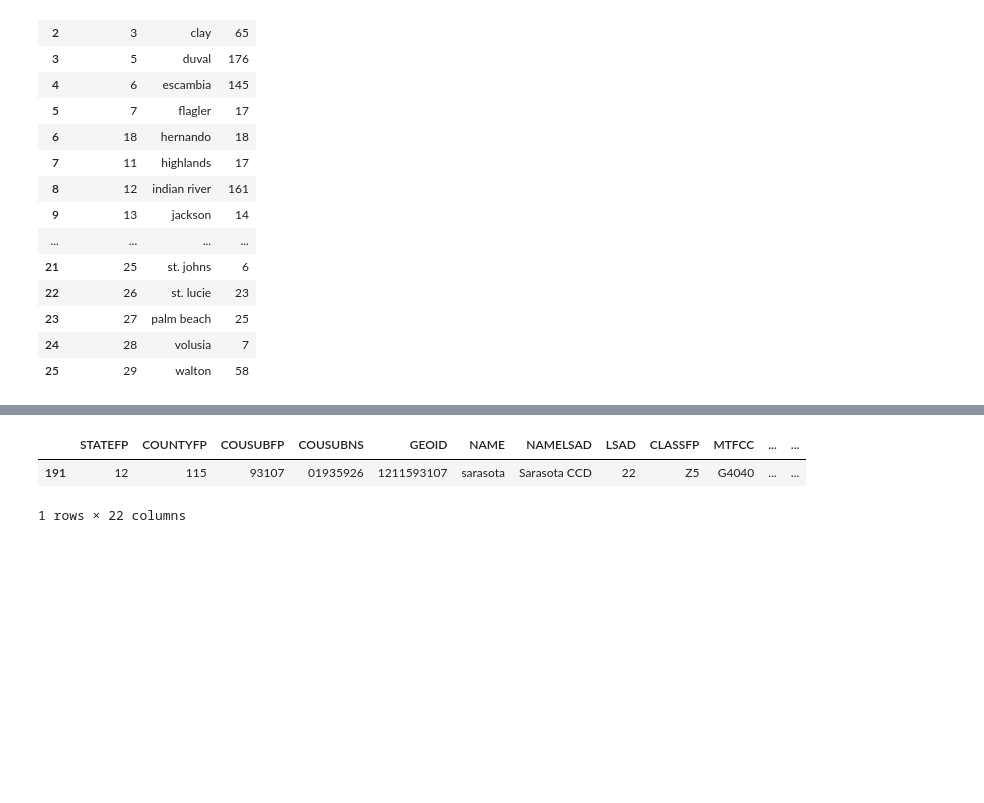
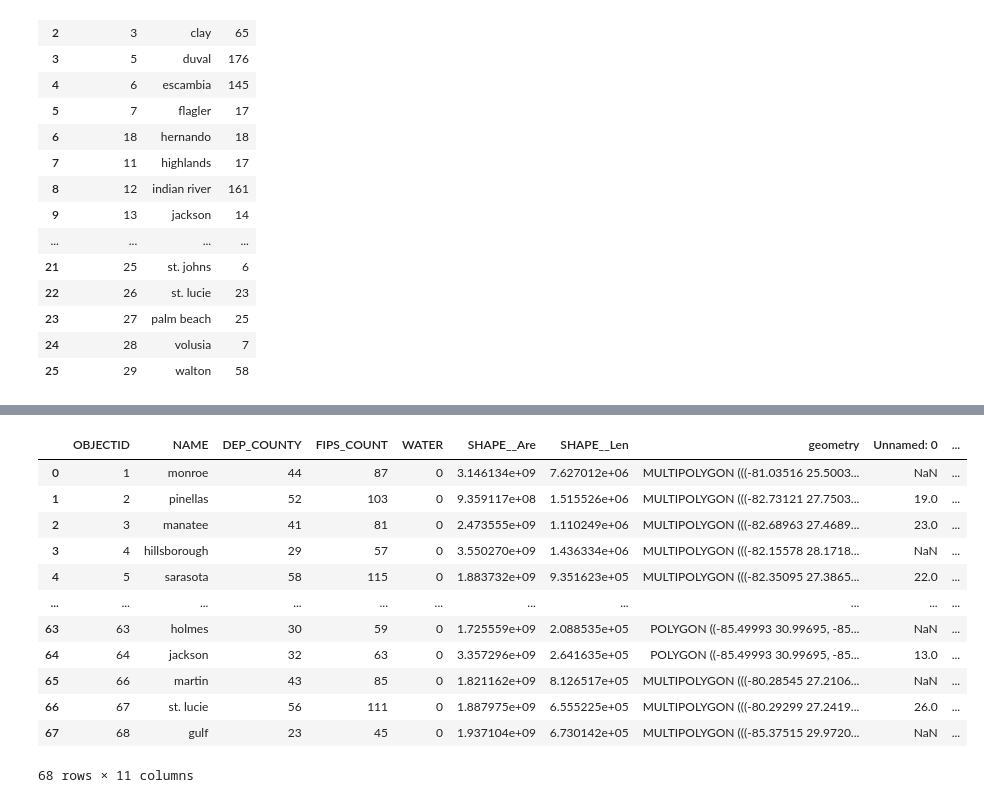
Before and after one commit to sanions/bookbans, a Jupyter notebook: florida_map.ipynb, the cells around one changed output, grey strips where cells are left out. Saved outputs shown, nothing was run; the diff lists cells and outputs as text; code cells hidden in the pictures; blank space fills up the shorter version.

```diff
--- a/florida_map.ipynb
+++ b/florida_map.ipynb
@@ -63,10 +63,19 @@ gdf
-# %%
-gdf["District"] = gdf["NAME"].str.lower()
-map_df = gdf.merge(final_books, on="District", how="left")
-map_df["Title"] = map_df["Title"].fillna(0)
-
-map_df.loc[map_df["Title"] != 0]
-# %% [output]
-|  | STATEFP | COUNTYFP | COUSUBFP | COUSUBNS | GEOID | NAME | NAMELSAD | LSAD | CLASSFP | MTFCC | ... | ... |
-| 191 | 12 | 115 | 93107 | 01935926 | 1211593107 | sarasota | Sarasota CCD | 22 | Z5 | G4040 | ... | ... |
-1 rows × 22 columns
+# %%
+final_map_df = pd.merge(gdf, final_books, left_on='NAME', right_on='District', how='left')
+final_map_df["Title"] = final_map_df["Title"].fillna(0)
+
+final_map_df
+# %% [output]
+|  | OBJECTID | NAME | DEP_COUNTY | FIPS_COUNT | WATER | SHAPE__Are | SHAPE__Len | geometry | Unnamed: 0 | ... |
+| 0 | 1 | monroe | 44 | 87 | 0 | 3.146134e+09 | 7.627012e+06 | MULTIPOLYGON (((-81.03516 25.5003... | NaN | ... |
+| 1 | 2 | pinellas | 52 | 103 | 0 | 9.359117e+08 | 1.515526e+06 | MULTIPOLYGON (((-82.73121 27.7503... | 19.0 | ... |
+| 2 | 3 | manatee | 41 | 81 | 0 | 2.473555e+09 | 1.110249e+06 | MULTIPOLYGON (((-82.68963 27.4689... | 23.0 | ... |
+| 3 | 4 | hillsborough | 29 | 57 | 0 | 3.550270e+09 | 1.436334e+06 | MULTIPOLYGON (((-82.15578 28.1718... | NaN | ... |
+| 4 | 5 | sarasota | 58 | 115 | 0 | 1.883732e+09 | 9.351623e+05 | MULTIPOLYGON (((-82.35095 27.3865... | 22.0 | ... |
+| ... | ... | ... | ... | ... | ... | ... | ... | ... | ... | ... |
+| 63 | 63 | holmes | 30 | 59 | 0 | 1.725559e+09 | 2.088535e+05 | POLYGON ((-85.49993 30.99695, -85... | NaN | ... |
+| 64 | 64 | jackson | 32 | 63 | 0 | 3.357296e+09 | 2.641635e+05 | POLYGON ((-85.49993 30.99695, -85... | 13.0 | ... |
+| 65 | 66 | martin | 43 | 85 | 0 | 1.821162e+09 | 8.126517e+05 | MULTIPOLYGON (((-80.28545 27.2106... | NaN | ... |
+| 66 | 67 | st. lucie | 56 | 111 | 0 | 1.887975e+09 | 6.555225e+05 | MULTIPOLYGON (((-80.29299 27.2419... | 26.0 | ... |
+| 67 | 68 | gulf | 23 | 45 | 0 | 1.937104e+09 | 6.730142e+05 | MULTIPOLYGON (((-85.37515 29.9720... | NaN | ... |
+68 rows × 11 columns
```
Also changed, not shown: parts of 4 cells of this notebook, 32 other files.
